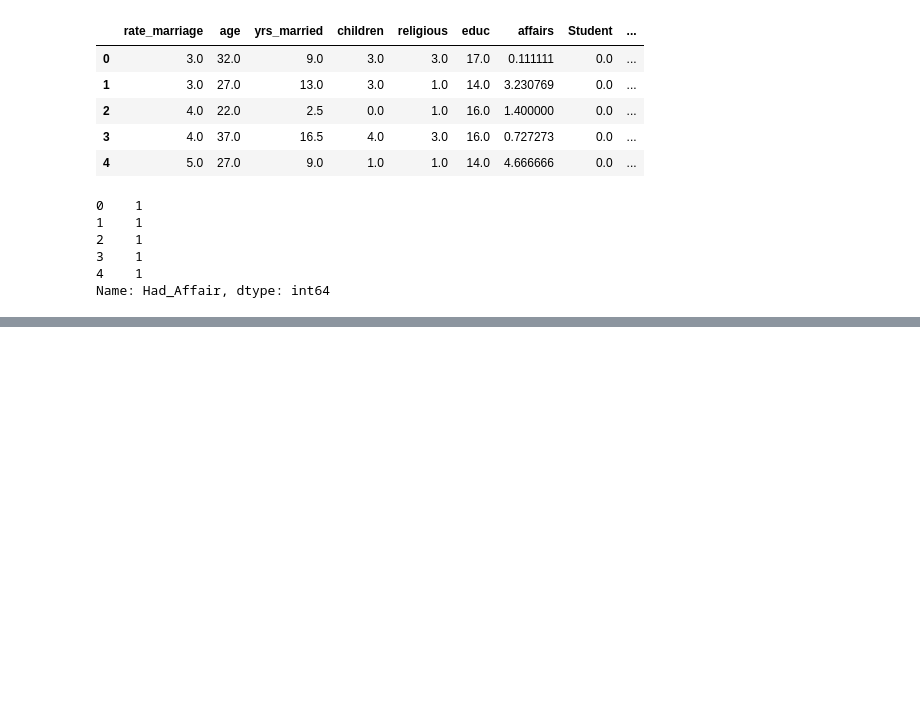
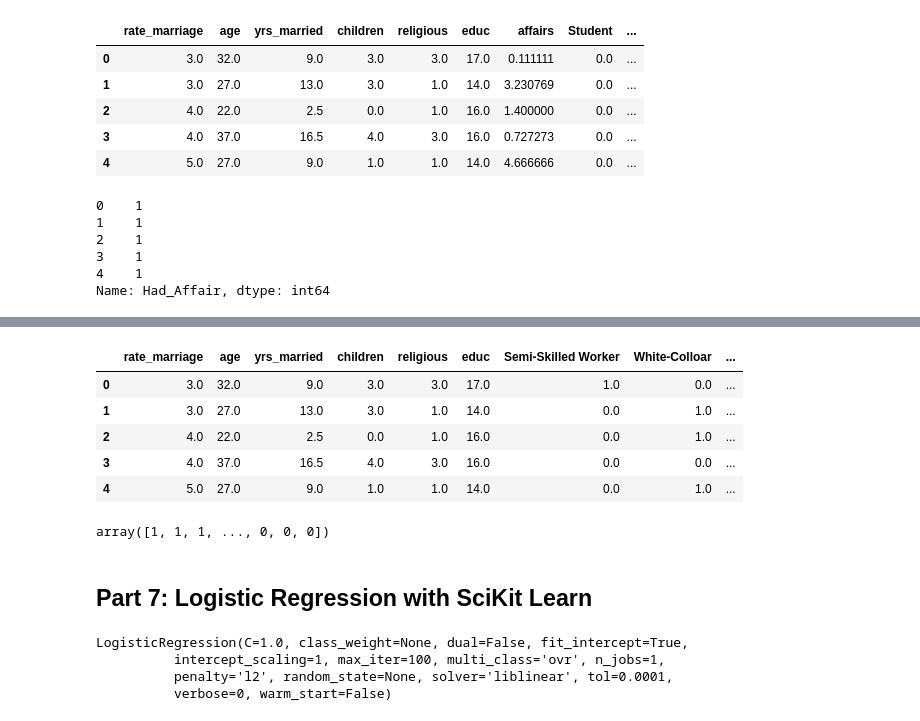
Before and after one commit to jarturomora/python-data-analysis, a Jupyter notebook: ML2 - Supervised Learning - Logistic Regression.ipynb, the cells around one changed output, grey strips where cells are left out. Cells and saved outputs as stored; diff of their text form; code cells hidden in the pictures; blank space fills up the shorter version.

Commit message:
Logistic regression done

```diff
--- a/ML2 - Supervised Learning - Logistic Regression.ipynb
+++ b/ML2 - Supervised Learning - Logistic Regression.ipynb
@@ -290,0 +305,12 @@ Name: Had_Affair, dtype: int64
+# %%
+# We drop the mentioned columns
+X = X.drop(["Student", "h-Student", "affairs"], axis = 1)
+# %%
+X.head()
+# %% [output]
+|  | rate_marriage | age | yrs_married | children | religious | educ | Semi-Skilled Worker | White-Colloar | ... |
+| 0 | 3.0 | 32.0 | 9.0 | 3.0 | 3.0 | 17.0 | 1.0 | 0.0 | ... |
+| 1 | 3.0 | 27.0 | 13.0 | 3.0 | 1.0 | 14.0 | 0.0 | 1.0 | ... |
+| 2 | 4.0 | 22.0 | 2.5 | 0.0 | 1.0 | 16.0 | 0.0 | 1.0 | ... |
+| 3 | 4.0 | 37.0 | 16.5 | 4.0 | 3.0 | 16.0 | 0.0 | 0.0 | ... |
+| 4 | 5.0 | 27.0 | 9.0 | 1.0 | 1.0 | 14.0 | 0.0 | 1.0 | ... |
@@ -290,0 +322,6 @@ Name: Had_Affair, dtype: int64
+# %%
+Y # Y is now an array
+# %% [output]
+array([1, 1, 1, ..., 0, 0, 0])
+# %% [markdown]
+## Part 7: Logistic Regression with SciKit Learn
@@ -290,0 +331,8 @@ Name: Had_Affair, dtype: int64
+# %%
+# Now we fit our model
+log_model.fit(X, Y)
+# %% [output]
+LogisticRegression(C=1.0, class_weight=None, dual=False, fit_intercept=True,
+          intercept_scaling=1, max_iter=100, multi_class='ovr', n_jobs=1,
+          penalty='l2', random_state=None, solver='liblinear', tol=0.0001,
+          verbose=0, warm_start=False)
```
Also changed, not shown: parts of 26 cells of this notebook, 1 other file.
